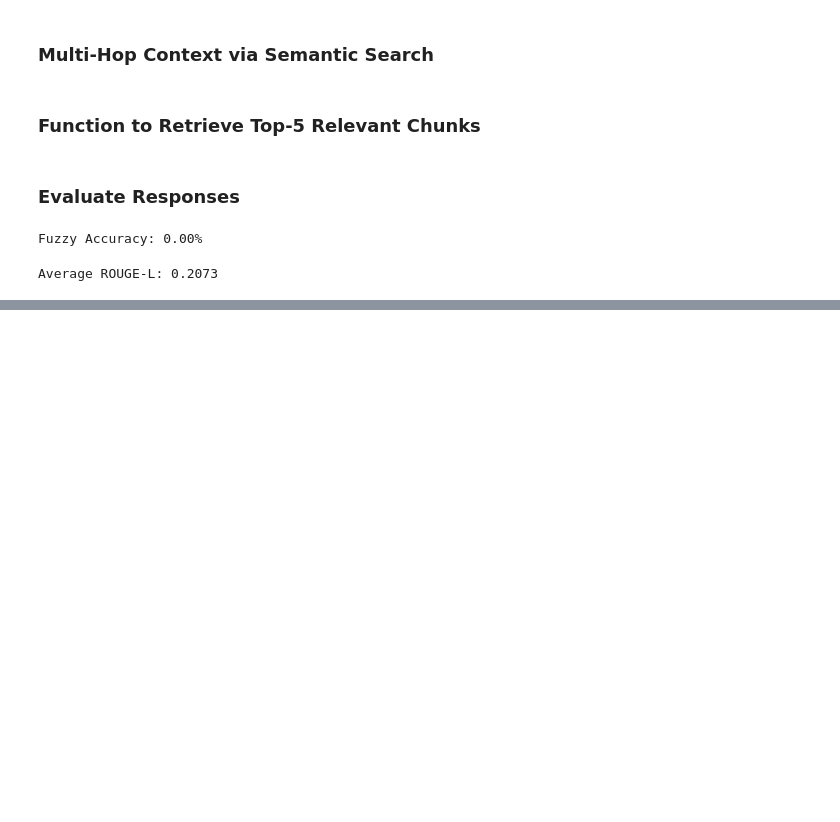
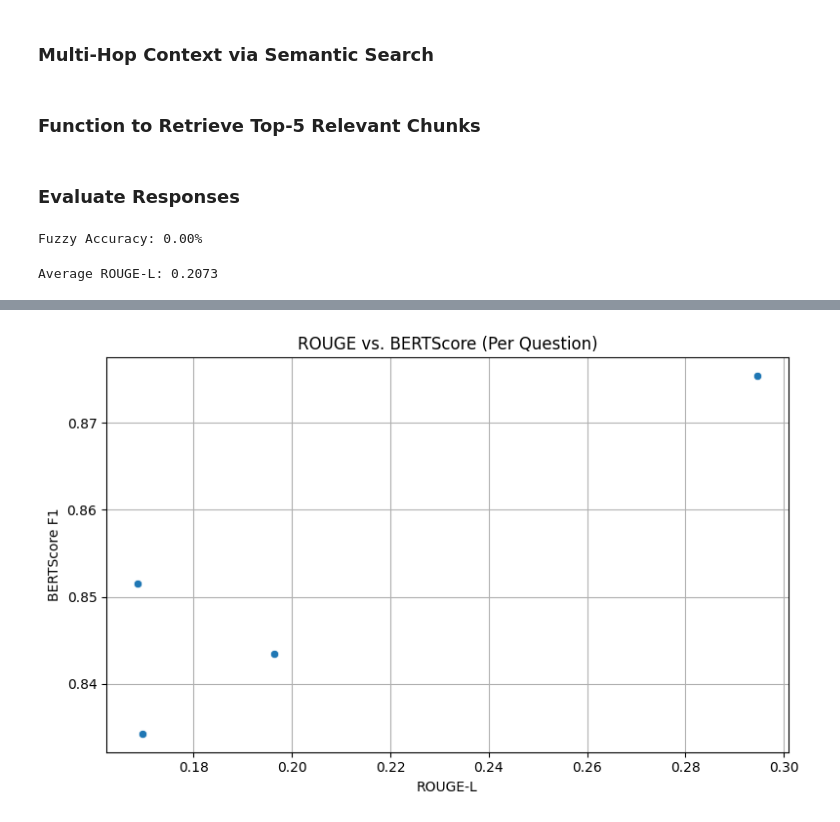
Before and after one commit to RusiruDananga/ML_Research, a Jupyter notebook: notebooks/multi_hop_reasoning.ipynb, the cells around one changed output, grey strips where cells are left out. Saved outputs shown, nothing was run; the diff lists cells and outputs as text; code cells hidden in the pictures; blank space fills up the shorter version.

```diff
--- a/notebooks/multi_hop_reasoning.ipynb
+++ b/notebooks/multi_hop_reasoning.ipynb
@@ -125,0 +174,11 @@ NameError: name 'score' is not defined
+# %%
+plt.figure(figsize=(8, 5))
+sns.scatterplot(x='rougeL', y='bertscore', data=results_df)
+plt.title("ROUGE vs. BERTScore (Per Question)")
+plt.xlabel("ROUGE-L")
+plt.ylabel("BERTScore F1")
+plt.grid(True)
+plt.tight_layout()
+plt.show()
+# %% [output]
+[figure, added]
```
Also changed, not shown: parts of 4 cells of this notebook, 1 other file.
